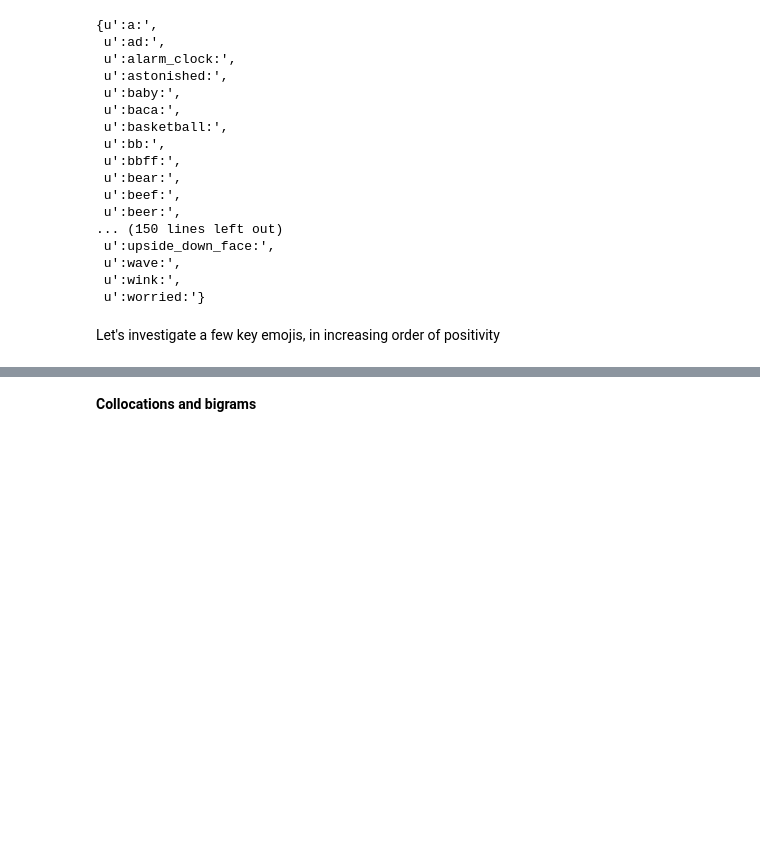
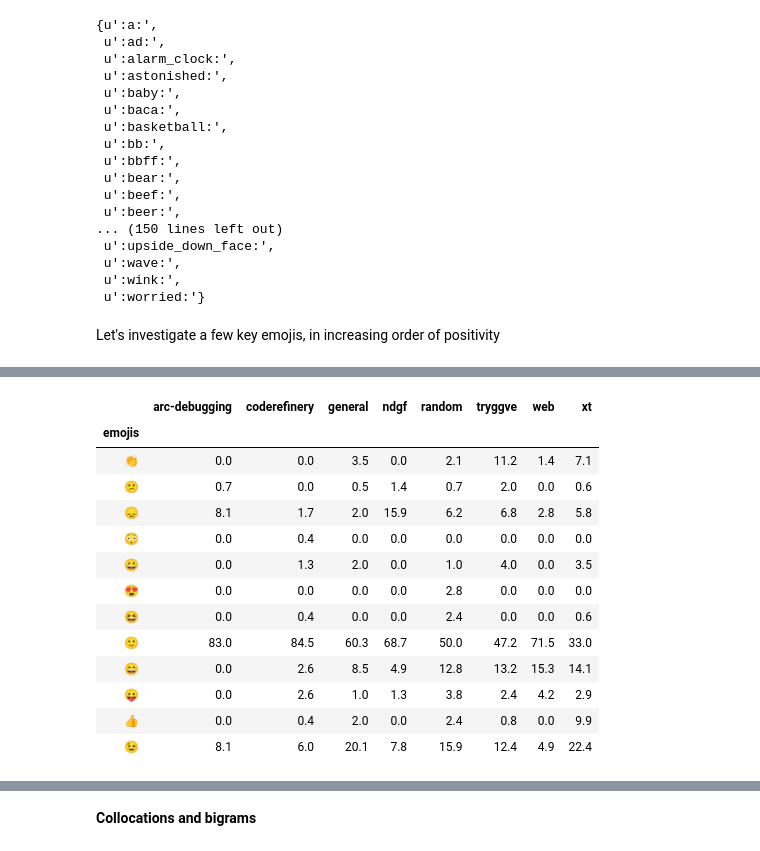
Before and after one commit to coderefinery/ahm18-nlp-slack, a Jupyter notebook: inspect-slacklogs.ipynb, the cells around one changed output, grey strips where cells are left out. Cells and saved outputs as stored; diff of their text form; code cells hidden in the pictures; blank space fills up the shorter version.

```diff
--- a/inspect-slacklogs.ipynb
+++ b/inspect-slacklogs.ipynb
@@ -561,0 +649,18 @@ ValueError: arrays must all be same length
+# %%
+df_tmp = 100*df_emojis/df_emojis.sum()
+df_tmp.round(1)
+# %% [output]
+|  | arc-debugging | coderefinery | general | ndgf | random | tryggve | web | xt |
+| emojis |  |  |  |  |  |  |  |  |
+| 👏 | 0.0 | 0.0 | 3.5 | 0.0 | 2.1 | 11.2 | 1.4 | 7.1 |
+| 😕 | 0.7 | 0.0 | 0.5 | 1.4 | 0.7 | 2.0 | 0.0 | 0.6 |
+| 😞 | 8.1 | 1.7 | 2.0 | 15.9 | 6.2 | 6.8 | 2.8 | 5.8 |
+| 😳 | 0.0 | 0.4 | 0.0 | 0.0 | 0.0 | 0.0 | 0.0 | 0.0 |
+| 😀 | 0.0 | 1.3 | 2.0 | 0.0 | 1.0 | 4.0 | 0.0 | 3.5 |
+| 😍 | 0.0 | 0.0 | 0.0 | 0.0 | 2.8 | 0.0 | 0.0 | 0.0 |
+| 😆 | 0.0 | 0.4 | 0.0 | 0.0 | 2.4 | 0.0 | 0.0 | 0.6 |
+| 🙂 | 83.0 | 84.5 | 60.3 | 68.7 | 50.0 | 47.2 | 71.5 | 33.0 |
+| 😄 | 0.0 | 2.6 | 8.5 | 4.9 | 12.8 | 13.2 | 15.3 | 14.1 |
+| 😛 | 0.0 | 2.6 | 1.0 | 1.3 | 3.8 | 2.4 | 4.2 | 2.9 |
+| 👍 | 0.0 | 0.4 | 2.0 | 0.0 | 2.4 | 0.8 | 0.0 | 9.9 |
+| 😉 | 8.1 | 6.0 | 20.1 | 7.8 | 15.9 | 12.4 | 4.9 | 22.4 |
```
Also changed, not shown: parts of 23 cells of this notebook.
